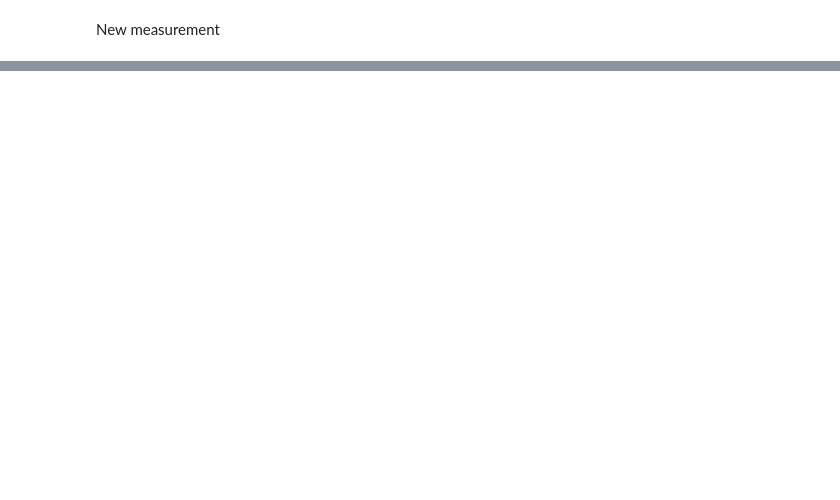
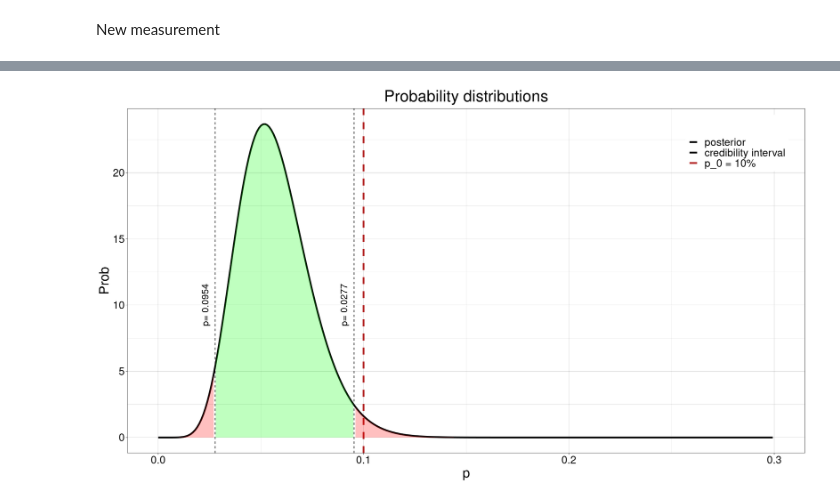
Before and after one commit to PietroCappelli/Advance_stat, a Jupyter notebook: Exercises/exercise06.ipynb, the cells around one changed output, grey strips where cells are left out. Cells and saved outputs as stored; diff of their text form; code cells hidden in the pictures; blank space fills up the shorter version.

```diff
--- a/Exercises/exercise06.ipynb
+++ b/Exercises/exercise06.ipynb
@@ -521,0 +553,23 @@ The frequentist estimator for p = 0.055
+# %%
+low1  <- qbeta(0.025, alpha_post1, beta_post1)
+high1 <- qbeta(0.975, alpha_post1, beta_post1)
+
+plot <- ggplot() +
+        geom_line(aes(x=p, y=post1, color="posterior"),lwd=1.5) +
+        geom_vline(xintercept = p_h0, linetype="dashed", color="firebrick", lwd=1.5) +
+        geom_vline(xintercept = low1, linetype="dashed", color="black") +
+        geom_vline(xintercept = high1, linetype="dashed", color="black") +
+        geom_area(aes(x = ifelse(p>low1 & p< high1 , p, 1), y=post1,), fill=adjustcolor("green",alpha.f=0.25))+
+        geom_area(aes(x = ifelse(p<low1 , p, 1), y=post1,), fill=adjustcolor("red",alpha.f=0.25))+
+        geom_area(aes(x = ifelse(p>high1 , p, 1), y=post1,), fill=adjustcolor("red",alpha.f=0.25))+
+        theme_linedraw() +
+        xlim(0,0.3)+
+
+        annotate("text", x=low1-0.005, y=10, label= paste("p=",round(high1,4)),angle=90, size=6) +
+        annotate("text", x=high1-0.005, y=10, label= paste("p=",round(low1,4)),angle=90, size=6) +
+
+        scale_color_manual(name = "", values = c("posterior" = "black","credibility interval"="black", "p_0 = 10%" = "firebrick" ))+
+        labs(title=glue("Probability distributions"), x="p",y="Prob")+
+        theme(text = element_text(size=24), plot.title = element_text( hjust = 0.5), legend.position=c(.9,.90))
+plot
+# %% [output]
@@ -521,0 +584 @@ The frequentist estimator for p = 0.055
+[figure, added]
```
Also changed, not shown: parts of 36 cells of this notebook, 3 other files.
